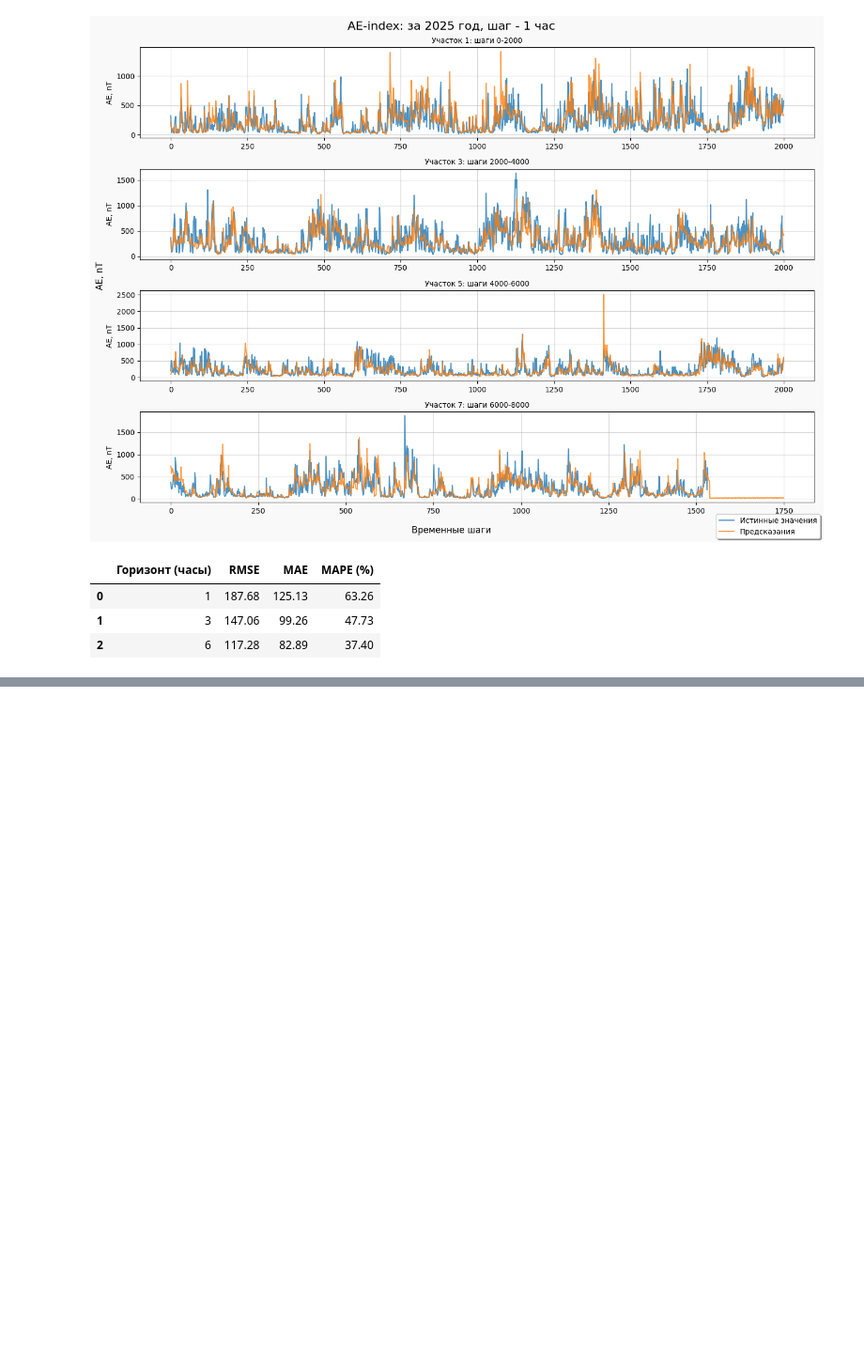
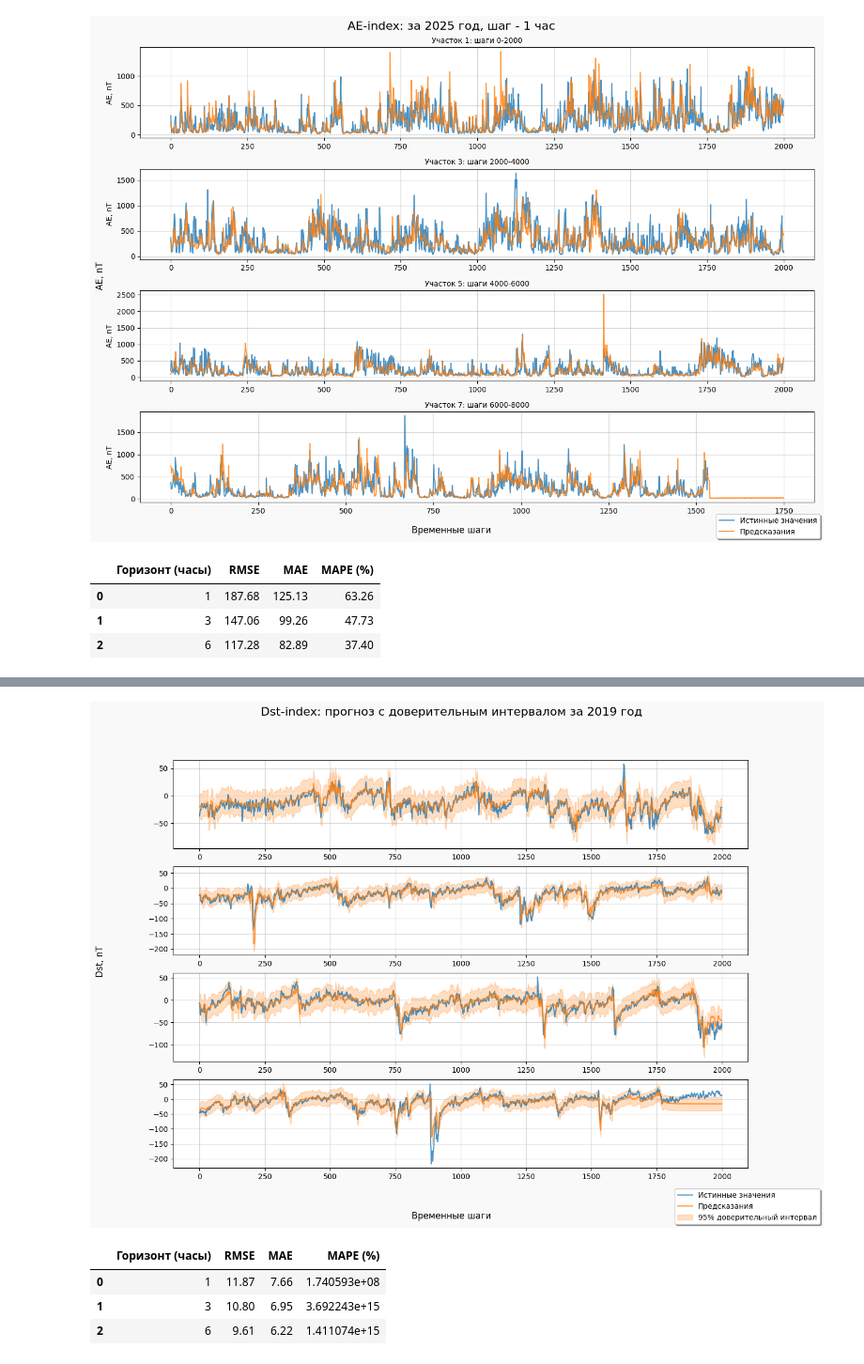
Before and after one commit to neZorinEgor/magnesis, a Jupyter notebook: notebooks/inference.ipynb, the cells around one changed output, grey strips where cells are left out. Shown at 94% size. Saved outputs shown, nothing was run; the diff lists cells and outputs as text; code cells hidden in the pictures; blank space fills up the shorter version.

```diff
--- a/notebooks/inference.ipynb
+++ b/notebooks/inference.ipynb
@@ -730,0 +989,39 @@ array=[ 0.6833667  -0.25734234  0.6753507  -0.22462997  0.6753507  -0.08940995
+# %%
+dst_inference_2025 = inference_with_ci_v2(net_v2, loader_by_2025_v2, y_scaler, lmbda=lmbda)
+
+fig, axes = plt.subplots(4, 1, figsize=(14, 10))
+axes = axes.flatten()
+fig
+for idx, x in enumerate([(0, 2000), (2000, 4000), (4000, 6000,), (6000, 8000)]):
+    start, end = x
+    axes[idx].plot(dst_inference_2025["dst_labels"][start:end], label='Истинные значения', color='#1f77b4', linewidth=1.5, alpha=0.8)
+    axes[idx].plot(dst_inference_2025["dst_preds"][start:end], label='Предсказания', color='#ff7f0e', linewidth=1.5, alpha=0.8)
+    axes[idx].fill_between(
+        range(len(dst_inference_2025["dst_preds"][start:end])),
+        dst_inference_2025["dst_ci_lower"][start:end],
+        dst_inference_2025["dst_ci_upper"][start:end],
+        color='#ff7f0e',
+        alpha=0.25,
+        label='95% доверительный интервал'
+    )
+    axes[idx].grid(alpha=0.5)
+
+fig.suptitle('Dst-index: прогноз с доверительным интервалом за 2019 год', fontsize=16)
+handles, labels = axes[0].get_legend_handles_labels()
+fig.legend(handles, labels, loc='lower right', fontsize=10, frameon=True, fancybox=True, shadow=True)
+fig.supxlabel('Временные шаги', fontsize=12)
+fig.supylabel('Dst, nT', fontsize=12)
+fig.patch.set_facecolor('#f9f9f9')
+plt.show()
+# %% [output]
+[figure, added]
+# %%
+limit = 8000
+y_pred = dst_inference_2025["dst_preds"][:limit]
+y_true = dst_inference_2025["dst_labels"][:limit]
+calculate_forecasting_metrics(y_pred, y_true)
+# %% [output]
+|  | Горизонт (часы) | RMSE | MAE | MAPE (%) |
+| 0 | 1 | 11.87 | 7.66 | 1.740593e+08 |
+| 1 | 3 | 10.80 | 6.95 | 3.692243e+15 |
+| 2 | 6 | 9.61 | 6.22 | 1.411074e+15 |
```
Also changed, not shown: parts of 10 cells of this notebook, 2 other files.
